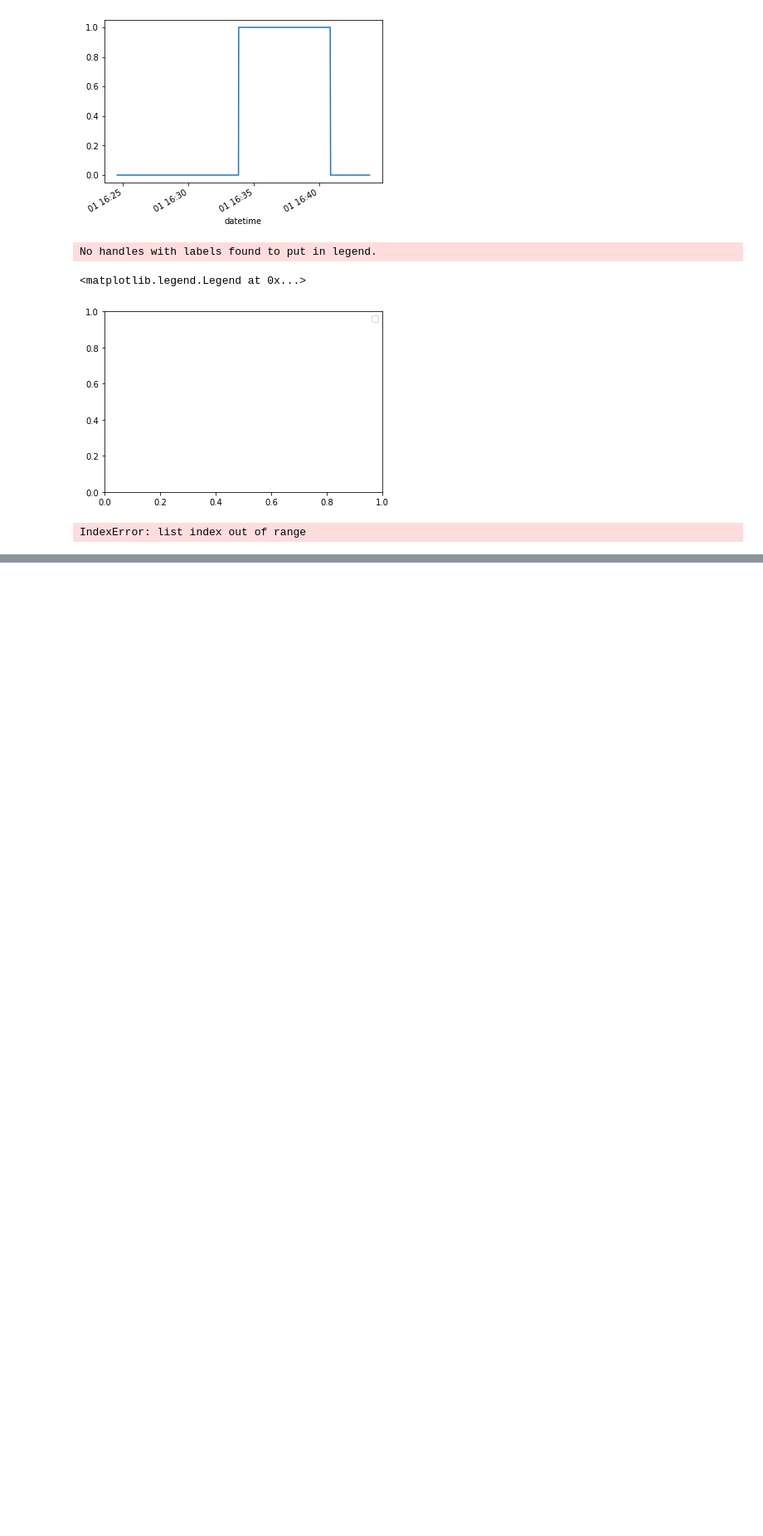
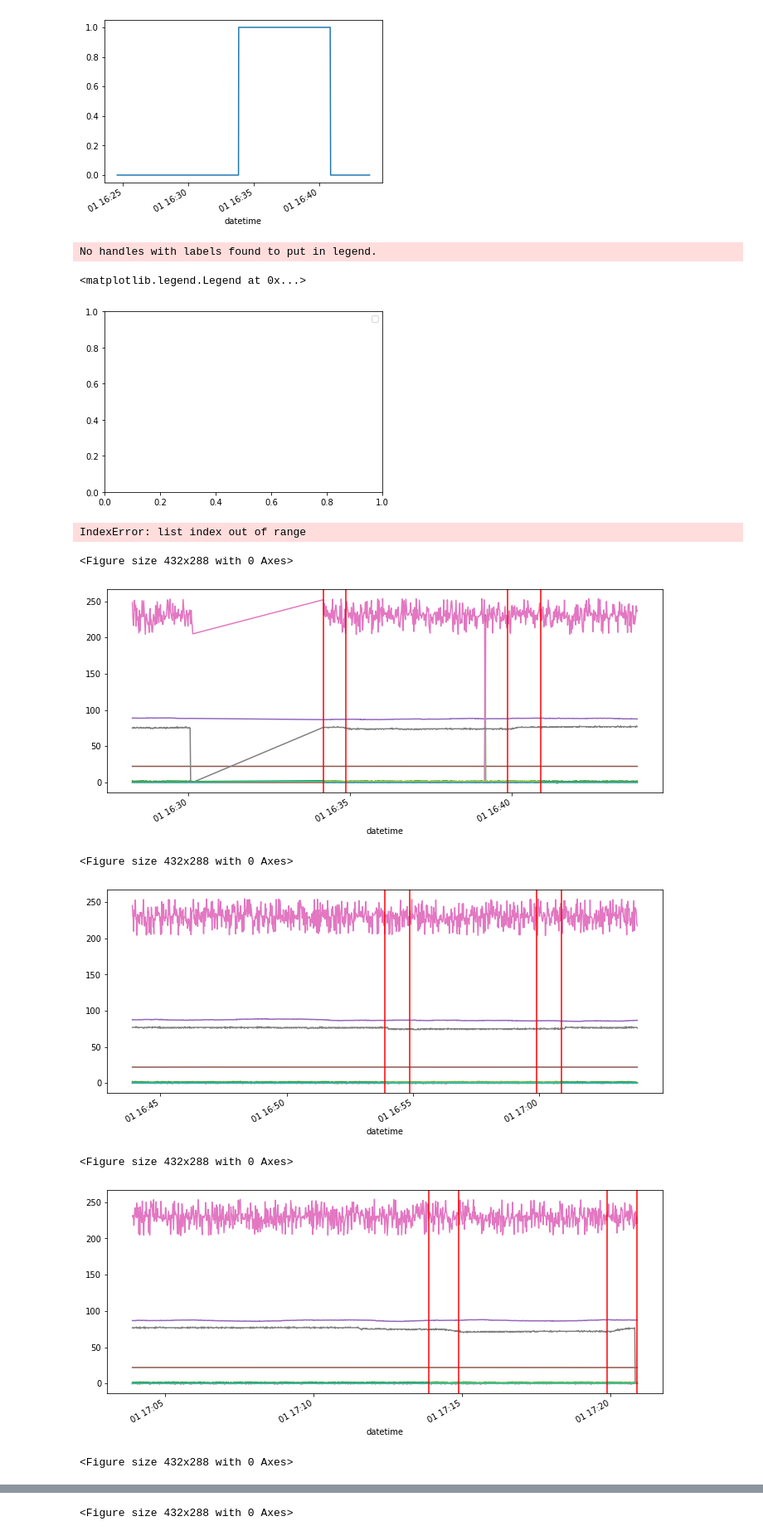
Before and after one commit to waico/SKAB, a Jupyter notebook: Load data.ipynb, the cells around one changed output, grey strips where cells are left out. Shown at 83% size. Saved outputs shown, nothing was run; the diff lists cells and outputs as text; code cells hidden in the pictures; blank space fills up the shorter version.

```diff
--- a/Load data.ipynb
+++ b/Load data.ipynb
@@ -87,3 +114,23 @@ No handles with labels found to put in legend.
 dfs[0]
 # %% [output]
 IndexError: list index out of range
+# %%
+from sklearn.preprocessing import MinMaxScaler
+for i in range(len(dfs)):
+    plt.figure()
+
+#     kk = dfs[i].copy()
+#     kk[kk.columns] = MinMaxScaler().fit_transform(dfs[i])
+#     kk.plot(legend=False,figsize=(12,5))
+    dfs[i].plot(legend=False,figsize=(12,5))
+    for line in dfs[i][dfs[i].changepoint == 1].index:
+        plt.axvline(line,c='r')
+    plt.show()
+# %% [output]
+<Figure size 432x288 with 0 Axes>
+[figure, added]
+<Figure size 432x288 with 0 Axes>
+[figure, added]
+<Figure size 432x288 with 0 Axes>
+[figure, added]
+<Figure size 432x288 with 0 Axes>
@@ -89,0 +138 @@ IndexError: list index out of range
+<Figure size 432x288 with 0 Axes>
```
Also changed, not shown: parts of 3 cells of this notebook.
